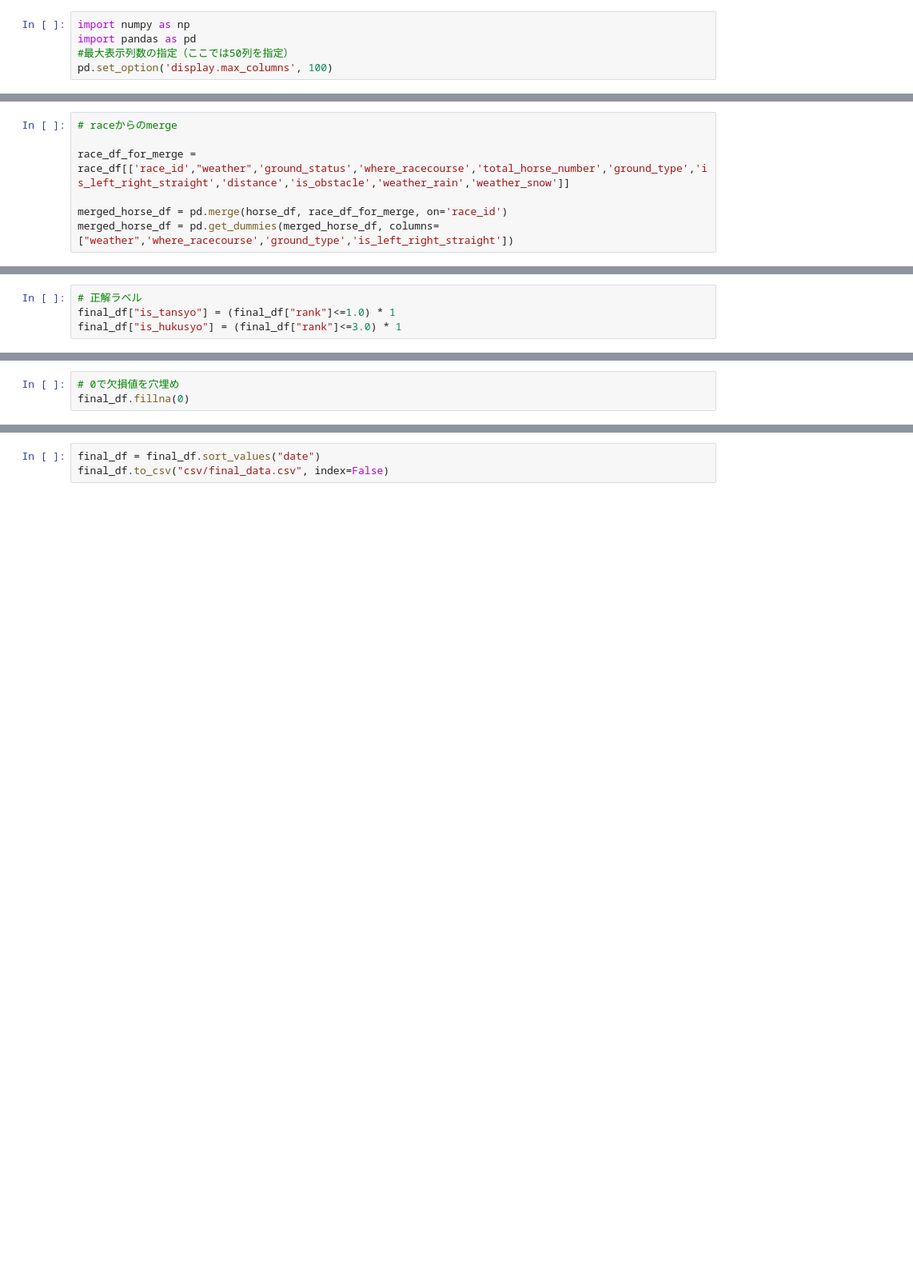
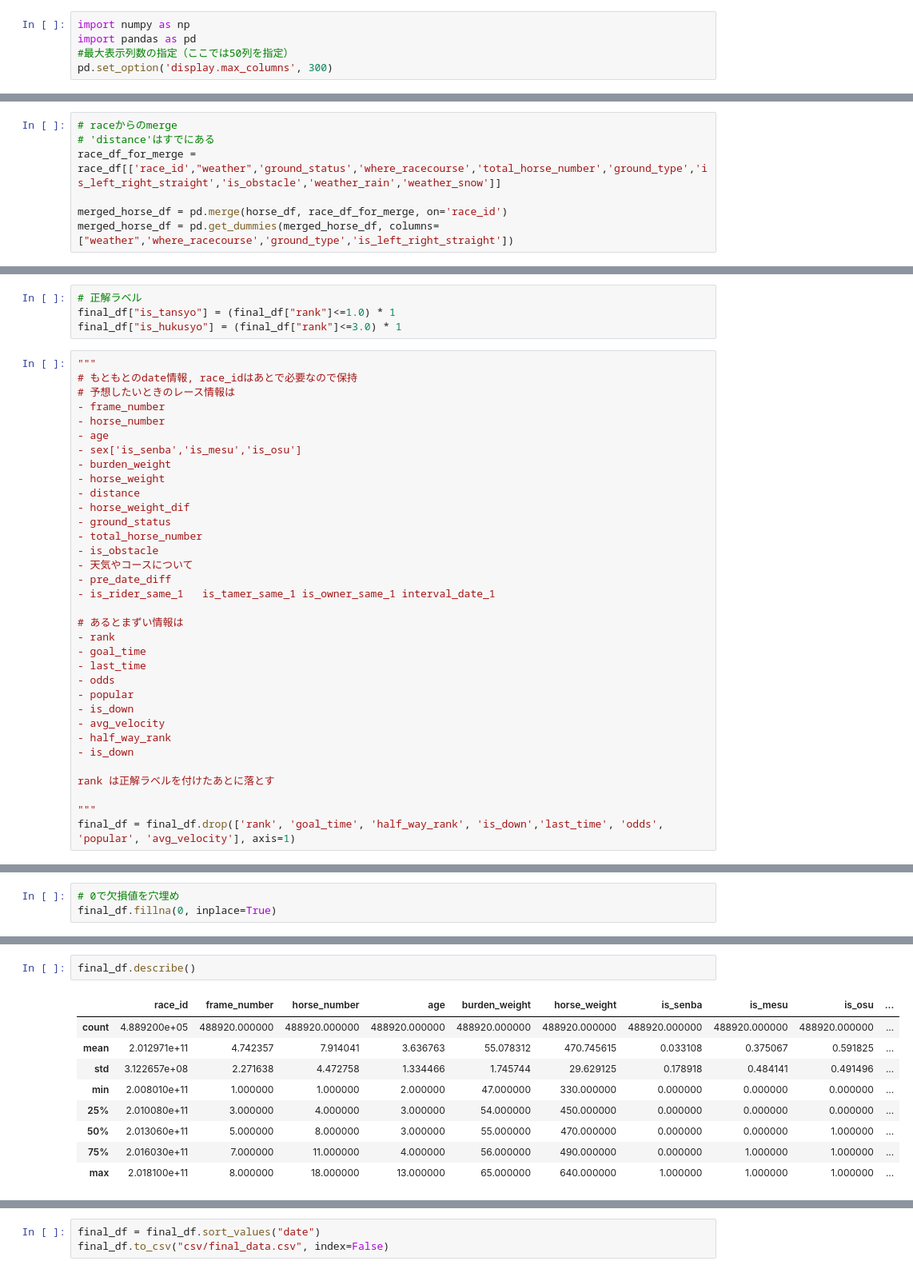
Before and after one commit to unonao/race-predict, a Jupyter notebook: make_train_data.ipynb, the cells around one changed output, grey strips where cells are left out. Shown: that part at 80% size. Cells and saved outputs as stored; diff of their text form; blank space fills up the shorter version.

```diff
--- a/make_train_data.ipynb
+++ b/make_train_data.ipynb
@@ -9,7 +9,7 @@ trainデータは以下のようにする
 import numpy as np
 import pandas as pd
 #最大表示列数の指定（ここでは50列を指定）
-pd.set_option('display.max_columns', 100)
+pd.set_option('display.max_columns', 300)
 # %%
 race_df = pd.read_csv("./csv/cleaned_race_data.csv", sep=",")
 # %%
@@ -71,8 +71,8 @@ dtype: object
 ## raceからの追加
 # %%
 # raceからのmerge
-
-race_df_for_merge = race_df[['race_id',"weather",'ground_status','where_racecourse','total_horse_number','ground_type','is_left_right_straight','distance','is_obstacle','weather_rain','weather_snow']]
+# 'distance'はすでにある
+race_df_for_merge = race_df[['race_id',"weather",'ground_status','where_racecourse','total_horse_number','ground_type','is_left_right_straight','is_obstacle','weather_rain','weather_snow']]
 
 merged_horse_df = pd.merge(horse_df, race_df_for_merge, on='race_id')
 merged_horse_df = pd.get_dummies(merged_horse_df, columns=["weather",'where_racecourse','ground_type','is_left_right_straight'])
@@ -167,4 +164,38 @@ final_df.shape
 # 正解ラベル
 final_df["is_tansyo"] = (final_df["rank"]<=1.0) * 1
 final_df["is_hukusyo"] = (final_df["rank"]<=3.0) * 1
+# %%
+"""
+# もともとのdate情報, race_idはあとで必要なので保持
+# 予想したいときのレース情報は
+- frame_number
+- horse_number
+- age
+- sex['is_senba','is_mesu','is_osu']
+- burden_weight
+- horse_weight
+- distance
+- horse_weight_dif
+- ground_status
+- total_horse_number
+- is_obstacle
+- 天気やコースについて
+- pre_date_diff
+- is_rider_same_1	is_tamer_same_1	is_owner_same_1	interval_date_1
+
+# あるとまずい情報は
+- rank
+- goal_time
+- last_time
+- odds
+- popular
+- is_down
+- avg_velocity
+- half_way_rank
+- is_down
+
+rank は正解ラベルを付けたあとに落とす
+
+"""
+final_df = final_df.drop(['rank', 'goal_time', 'half_way_rank', 'is_down','last_time', 'odds', 'popular', 'avg_velocity'], axis=1)
 # %%
@@ -177,4 +208,4 @@ print(final_df["rank_1"].isnull().sum())
 0
 # %%
 # 0で欠損値を穴埋め
-final_df.fillna(0)
+final_df.fillna(0, inplace=True)
@@ -199,0 +227,12 @@ final_df.fillna(0)
+# %%
+final_df.describe()
+# %% [output]
+|  | race_id | frame_number | horse_number | age | burden_weight | horse_weight | is_senba | is_mesu | is_osu | ... |
+| count | 4.889200e+05 | 488920.000000 | 488920.000000 | 488920.000000 | 488920.000000 | 488920.000000 | 488920.000000 | 488920.000000 | 488920.000000 | ... |
+| mean | 2.012971e+11 | 4.742357 | 7.914041 | 3.636763 | 55.078312 | 470.745615 | 0.033108 | 0.375067 | 0.591825 | ... |
+| std | 3.122657e+08 | 2.271638 | 4.472758 | 1.334466 | 1.745744 | 29.629125 | 0.178918 | 0.484141 | 0.491496 | ... |
+| min | 2.008010e+11 | 1.000000 | 1.000000 | 2.000000 | 47.000000 | 330.000000 | 0.000000 | 0.000000 | 0.000000 | ... |
+| 25% | 2.010080e+11 | 3.000000 | 4.000000 | 3.000000 | 54.000000 | 450.000000 | 0.000000 | 0.000000 | 0.000000 | ... |
+| 50% | 2.013060e+11 | 5.000000 | 8.000000 | 3.000000 | 55.000000 | 470.000000 | 0.000000 | 0.000000 | 1.000000 | ... |
+| 75% | 2.016030e+11 | 7.000000 | 11.000000 | 4.000000 | 56.000000 | 490.000000 | 0.000000 | 1.000000 | 1.000000 | ... |
+| max | 2.018100e+11 | 8.000000 | 18.000000 | 13.000000 | 65.000000 | 640.000000 | 1.000000 | 1.000000 | 1.000000 | ... |
```
Also changed, not shown: parts of 10 cells of this notebook, 4 other files.
